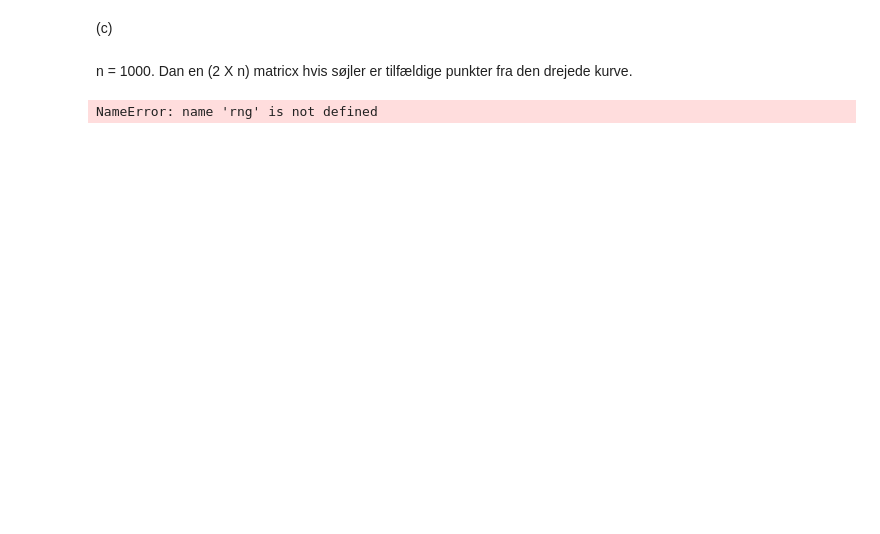
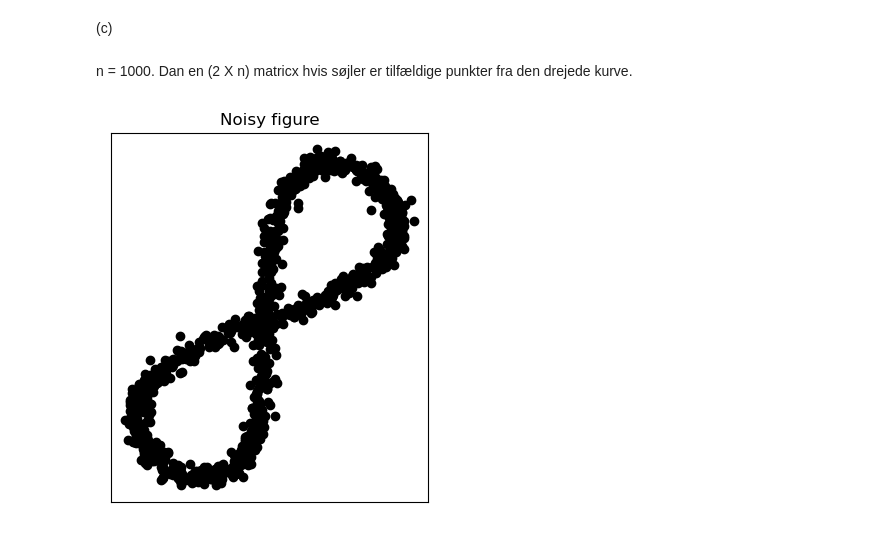
Before and after one commit to chrwinkler/NMLA_Afl_5_W-B, a Jupyter notebook: Aflevering 5-2.ipynb, the cells around one changed output. Cells and saved outputs as stored; diff of their text form; code cells hidden in the pictures; blank space fills up the shorter version.

Commit message:
noise done

```diff
--- a/Aflevering 5-2.ipynb
+++ b/Aflevering 5-2.ipynb
@@ -62,8 +59,16 @@ plt.show()
 # %% [markdown]
 n = 1000.
 Dan en (2 X n) matricx hvis søjler er tilfældige punkter fra den drejede kurve.
-# %%
-n = 1000
-rng.normal(0.0, 0.1, (2, n))
-# %% [output]
-NameError: name 'rng' is not defined
+# %%
+n = 1000
+noise = np.array(rng.normal(0.0, 0.1, (2, n)))
+A = np.array([rotxy[0] + noise[0], rotxy[1] + noise[1]])
+fig, ax = plt.subplots()
+ax.set_aspect('equal')
+ax.set_xticks([])
+ax.set_yticks([])
+ax.set_title('Noisy figure')
+ax.plot(A[0], A[1], 'o', color='black')
+plt.show()
+# %% [output]
+[figure, added]
```
Also changed, not shown: parts of 5 cells of this notebook.
